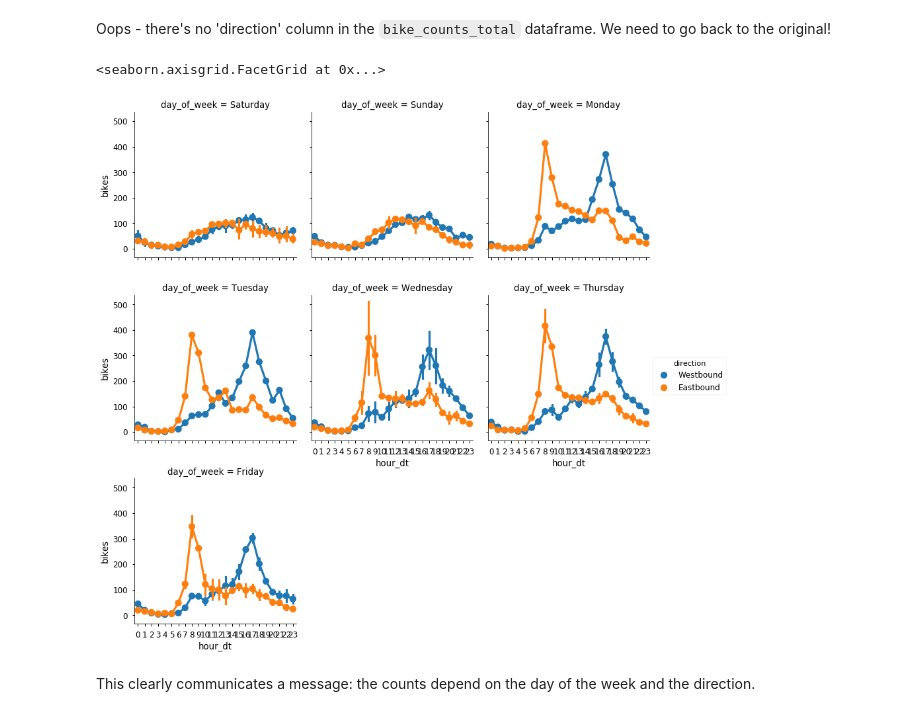
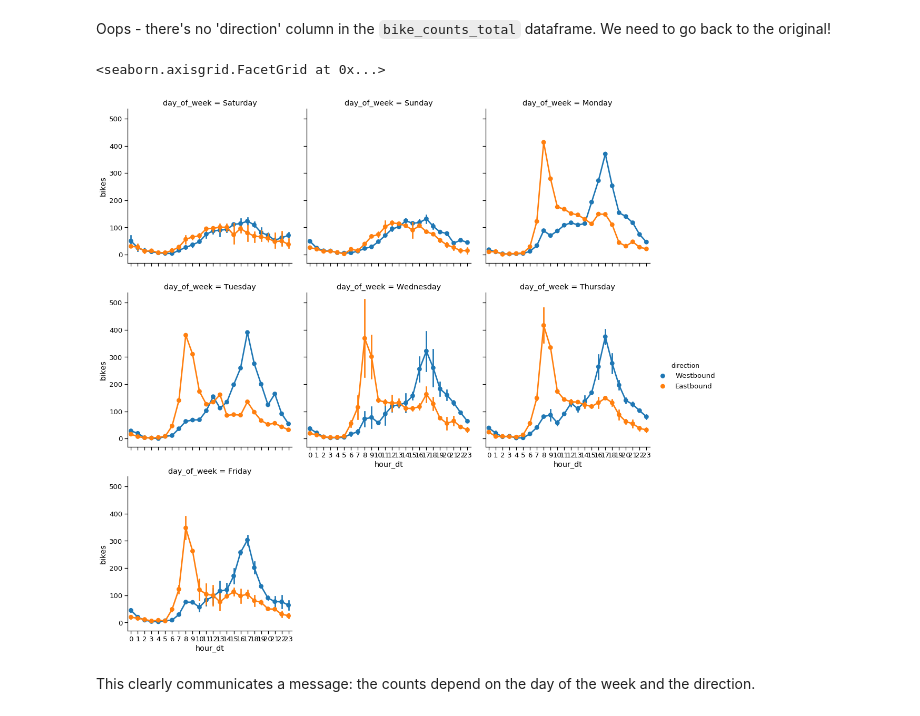
Before and after one commit to mbonsma/python-workshop, a Jupyter notebook: python-workshop.ipynb, the cells around one changed output. Cells and saved outputs as stored; diff of their text form; code cells hidden in the pictures.

Commit message:
restart and run all, change factor to cat, and add attribution at start.

```diff
--- a/python-workshop.ipynb
+++ b/python-workshop.ipynb
@@ -1743,11 +1757,11 @@ ValueError: Could not interpret input 'direction'
 # %% [markdown]
 Oops - there's no 'direction' column in the `bike_counts_total` dataframe. We need to go back to the original!
 # %%
-sns.factorplot(x = 'hour_dt', y = 'bikes', col = 'day_of_week', col_wrap = 3, data = bike_counts,
+sns.catplot(x = 'hour_dt', y = 'bikes', col = 'day_of_week', col_wrap = 3, data = bike_counts,
               kind = 'point', hue = 'direction')
 # %% [output]
 <seaborn.axisgrid.FacetGrid at 0x...>
-[figure, old version]
+[figure, new version]
 # %% [markdown]
 This clearly communicates a message: the counts depend on the day of the week and the direction.
 # %% [markdown]
```
Also changed, not shown: parts of 28 cells of this notebook.
